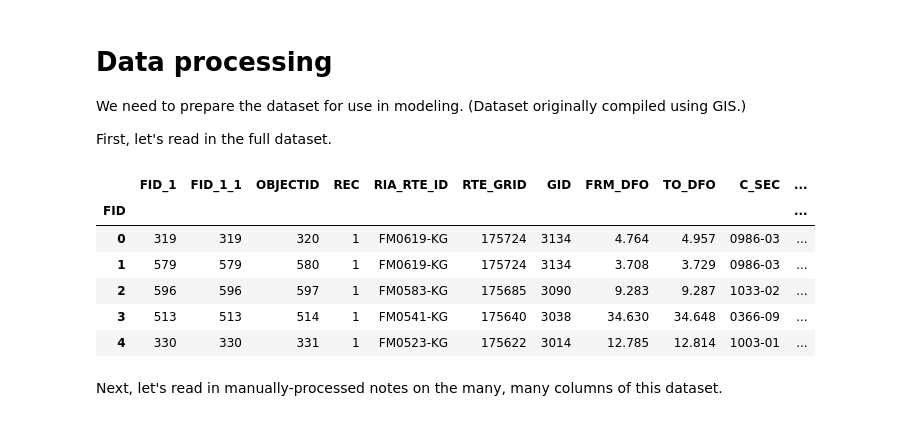
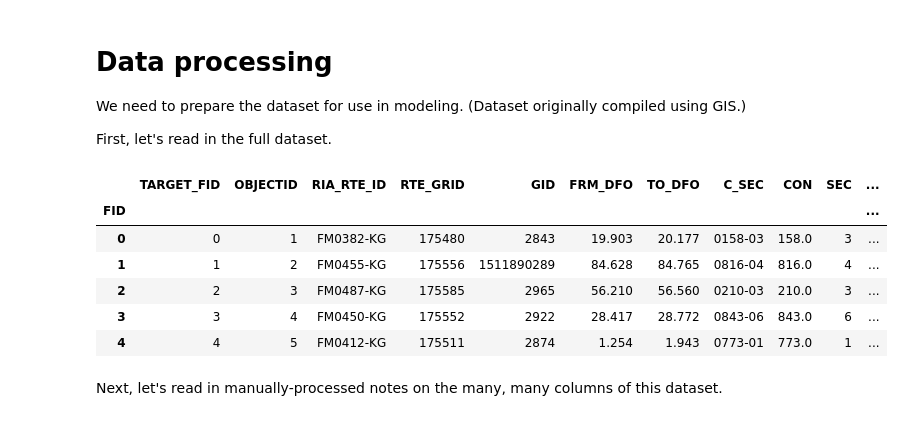
Before and after one commit to CarlinLiao/CrashByInfra, a Jupyter notebook: 1 data processing.ipynb, the cells around one changed output. Drawn from its saved outputs; the diff is of its cells as text; code cells hidden in the pictures.

```diff
--- a/1 data processing.ipynb
+++ b/1 data processing.ipynb
@@ -15,17 +16,16 @@ We need to prepare the dataset for use in modeling. (Dataset originally compiled
 
 First, let's read in the full dataset.
 # %%
-df = pd.read_csv('data/Final Dataset.csv', index_col=0, skipinitialspace=True)
-# df.replace(r'\s+', np.nan, inplace=True, regex=True)
+df = pd.read_csv('data/Crash Count Within Distance.csv', index_col=0, skipinitialspace=True)
 df.head()
 # %% [output]
-|  | FID_1 | FID_1_1 | OBJECTID | REC | RIA_RTE_ID | RTE_GRID | GID | FRM_DFO | TO_DFO | C_SEC | ... |
+|  | TARGET_FID | OBJECTID | RIA_RTE_ID | RTE_GRID | GID | FRM_DFO | TO_DFO | C_SEC | CON | SEC | ... |
 | FID |  |  |  |  |  |  |  |  |  |  | ... |
-| 0 | 319 | 319 | 320 | 1 | FM0619-KG | 175724 | 3134 | 4.764 | 4.957 | 0986-03 | ... |
-| 1 | 579 | 579 | 580 | 1 | FM0619-KG | 175724 | 3134 | 3.708 | 3.729 | 0986-03 | ... |
-| 2 | 596 | 596 | 597 | 1 | FM0583-KG | 175685 | 3090 | 9.283 | 9.287 | 1033-02 | ... |
-| 3 | 513 | 513 | 514 | 1 | FM0541-KG | 175640 | 3038 | 34.630 | 34.648 | 0366-09 | ... |
-| 4 | 330 | 330 | 331 | 1 | FM0523-KG | 175622 | 3014 | 12.785 | 12.814 | 1003-01 | ... |
+| 0 | 0 | 1 | FM0382-KG | 175480 | 2843 | 19.903 | 20.177 | 0158-03 | 158.0 | 3 | ... |
+| 1 | 1 | 2 | FM0455-KG | 175556 | 1511890289 | 84.628 | 84.765 | 0816-04 | 816.0 | 4 | ... |
+| 2 | 2 | 3 | FM0487-KG | 175585 | 2965 | 56.210 | 56.560 | 0210-03 | 210.0 | 3 | ... |
+| 3 | 3 | 4 | FM0450-KG | 175552 | 2922 | 28.417 | 28.772 | 0843-06 | 843.0 | 6 | ... |
+| 4 | 4 | 5 | FM0412-KG | 175511 | 2874 | 1.254 | 1.943 | 0773-01 | 773.0 | 1 | ... |
 # %% [markdown]
 Next, let's read in manually-processed notes on the many, many columns of this dataset.
 # %%
```
Also changed, not shown: parts of 26 cells of this notebook, 3 other files.
